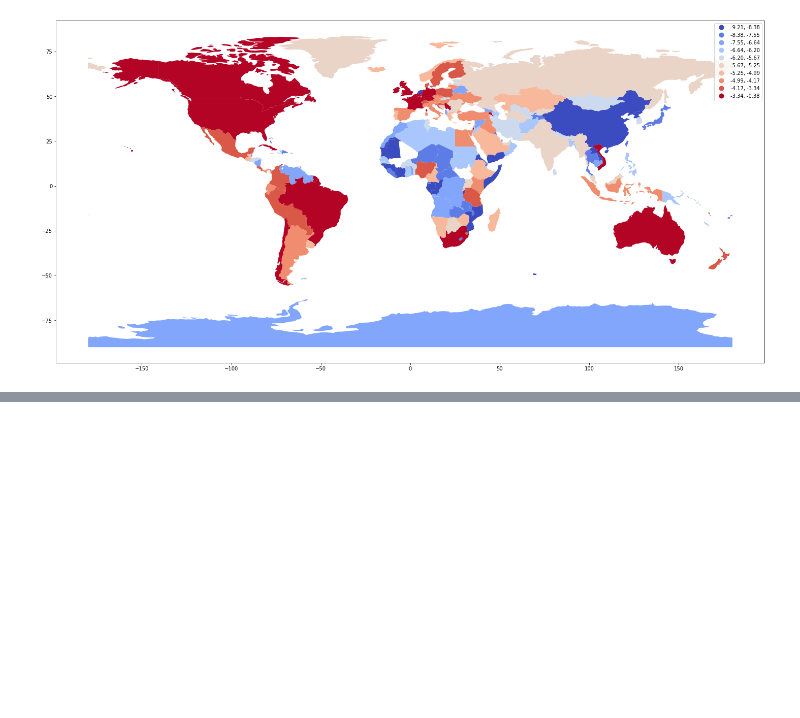
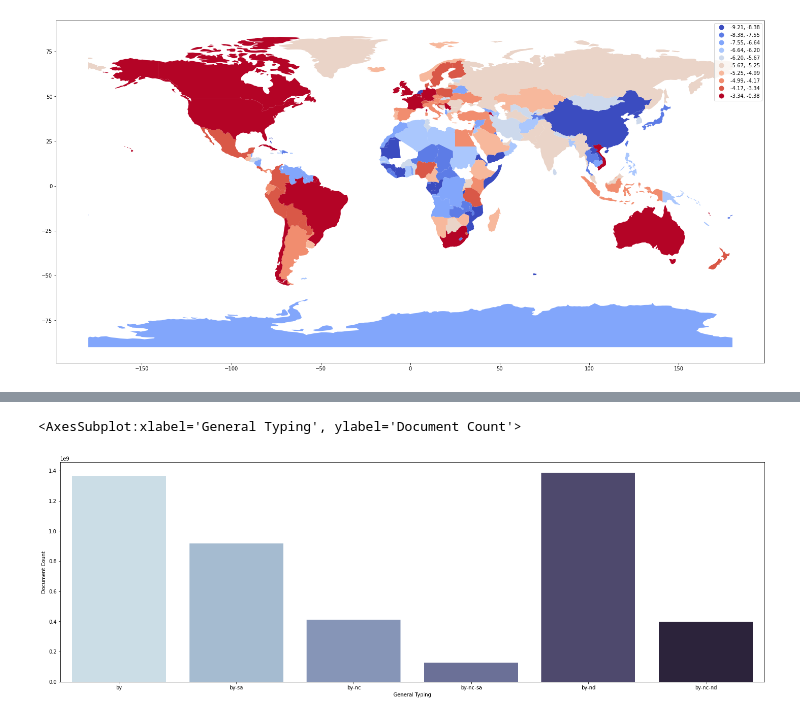
Before and after one commit to creativecommons/quantifying, a Jupyter notebook: visualization/visualization_engineering.ipynb, the cells around one changed output, grey strips where cells are left out. Saved outputs shown, nothing was run; the diff lists cells and outputs as text; code cells hidden in the pictures; blank space fills up the shorter version.

```diff
--- a/visualization/visualization_engineering.ipynb
+++ b/visualization/visualization_engineering.ipynb
@@ -880,0 +1041,22 @@ geo_google_country_data_merged.plot(
+# %%
+tool_six_typing_merge_d3 = all_platforms_concat_diag_3[
+    all_platforms_concat_diag_3["Tool Typing"] == "licenses"
+][
+    ["General Typing", "Document Count"]
+].groupby("General Typing").sum().reset_index()
+tool_six_typing_merge_d3 = tool_six_typing_merge_d3[
+    tool_six_typing_merge_d3["General Typing"].isin(
+        ["by", "by-sa", "by-nc", "by-nc-sa", "by-nd", "by-nc-nd"]
+    )
+].set_index("General Typing").loc[["by", "by-sa", "by-nc", "by-nc-sa", "by-nd", "by-nc-nd"], :]
+tool_six_typing_merge_d3_fig = plt.subplots(figsize = (25, 8))
+sns.barplot(
+    data = tool_six_typing_merge_d3.reset_index(),
+    x = "General Typing",
+    y = "Document Count",
+    ax = tool_six_typing_merge_d3_fig[1],
+    palette = "ch:s=.25,rot=-.25"
+)
+# %% [output]
+<AxesSubplot:xlabel='General Typing', ylabel='Document Count'>
+[figure, added]
```
Also changed, not shown: parts of 35 cells of this notebook.
